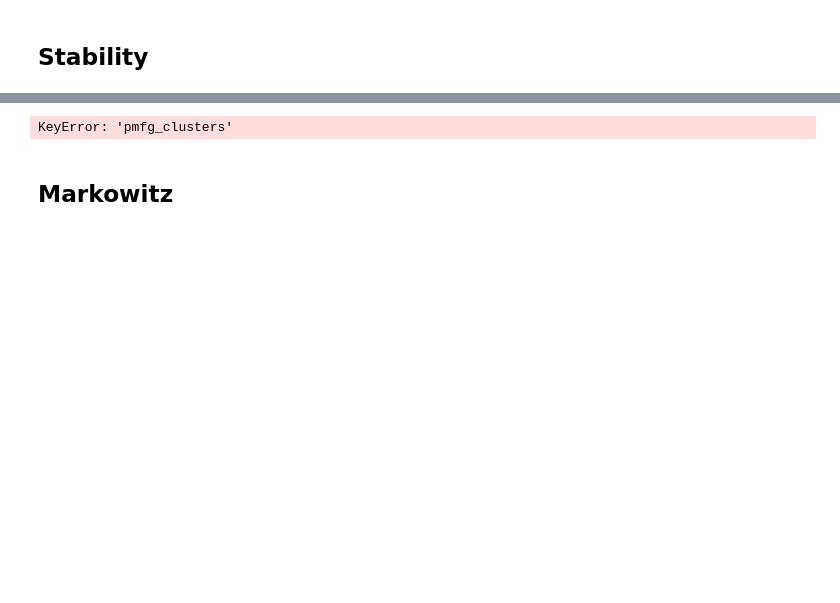
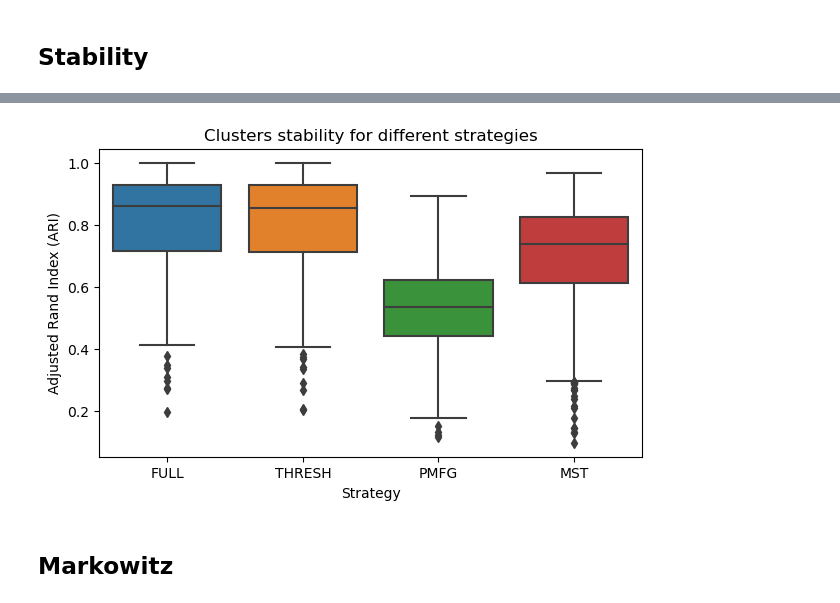
Before and after one commit to dioday45/FIN-525-Project, a Jupyter notebook: notebooks/Analysis of the clusters.ipynb, the cells around one changed output, grey strips where cells are left out. Cells and saved outputs as stored; diff of their text form; code cells hidden in the pictures; blank space fills up the shorter version.

```diff
--- a/notebooks/Analysis of the clusters.ipynb
+++ b/notebooks/Analysis of the clusters.ipynb
@@ -88,20 +90,22 @@ ValueError: Found input variables with inconsistent numbers of samples: [228, 22
 # %%
+fig, axes = plt.subplots(figsize=(7,4))
+
 # Combine the data in a single dataframe
 df_plot = pd.DataFrame({'Group': [c for c in clustering_list for s in clustering_stability[c]],
                    'Value': [s for c in clustering_list for s in clustering_stability[c]]})
 
 # Create a boxplot with Seaborn
 sns.boxplot(x='Group', y='Value', data=df_plot)
 
 # Add labels and title
-plt.xlabel('Group')
-plt.ylabel('Value')
-plt.title('Distribution of the number of clusters')
+plt.xlabel('Strategy')
+plt.ylabel('Adjusted Rand Index (ARI)')
+plt.title('Clusters stability for different strategies')
 
 # Show the plot
 plt.show()
 # %% [output]
-KeyError: 'pmfg_clusters'
+[figure, added]
 # %% [markdown]
 ## Markowitz
 # %%
```
Also changed, not shown: parts of 9 cells of this notebook, 1 other file.
